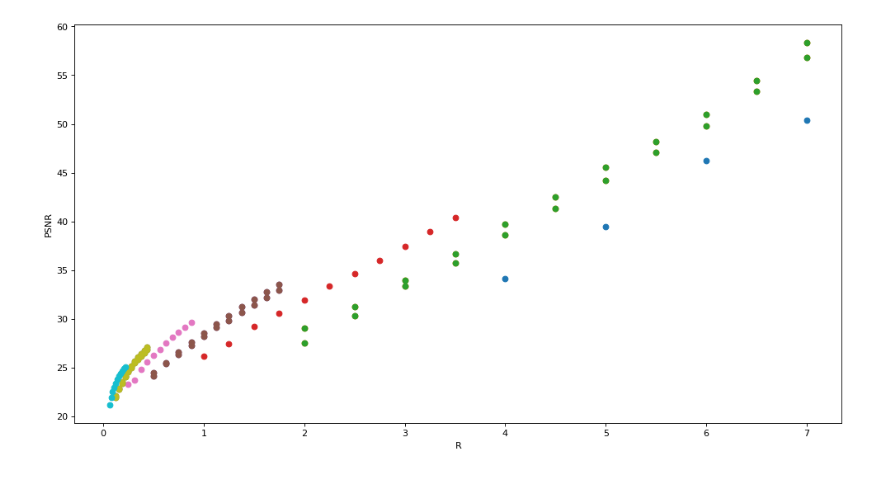
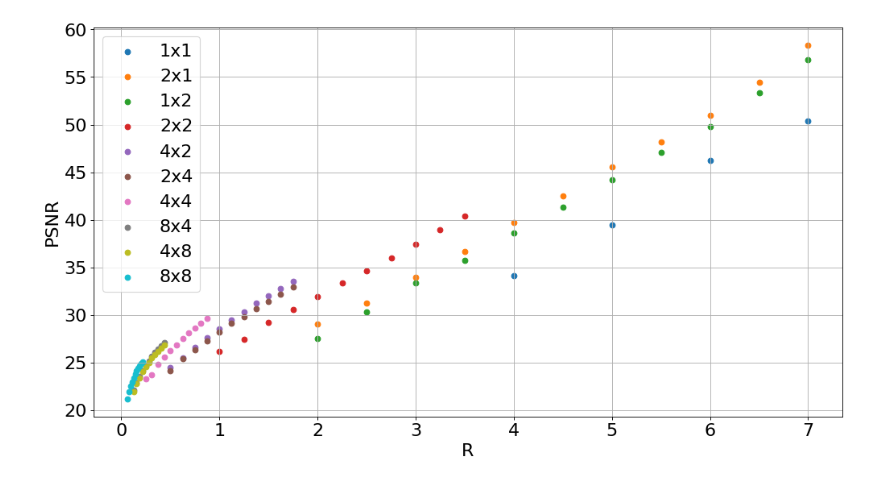
Before and after one commit to VRavaglia/Compressao-de-Imagens, a Jupyter notebook: VQ/Performance.ipynb, the cells around one changed output. Saved outputs shown, nothing was run; the diff lists cells and outputs as text; code cells hidden in the pictures.

```diff
--- a/VQ/Performance.ipynb
+++ b/VQ/Performance.ipynb
@@ -34,17 +20,25 @@ array([ 1.,  1.,  1.,  1.,  2.,  2.,  2.,  2.,  2.,  2.,  2.,  2.,  2.,
 # %%
 import matplotlib.pyplot as plt
 from matplotlib.pyplot import figure
 points = np.array(allpoints)
-tamanhos = [1, 2, 2, 4, 8, 8, 16, 32, 32, 64]
+tamanhos = [1, 2, 1, 2, 4, 2, 4, 8, 4, 8]
+tamanhos2 = [1, 1, 2, 2, 2, 4, 4, 4, 8, 8]
 figure(figsize=(15, 8), dpi=80)
 for i in range(0, 10):
-    idxlist = (points[0, :, 0] * points[0, :, 1]) == tamanhos[i]
-    plt.scatter(np.mean(points[:, idxlist, 4], 0), np.mean(points[:, idxlist, 3], 0))
-# plt.title(recfiles[j])
-plt.xlabel("R")
-plt.ylabel("PSNR")
+    idxlist = (points[0, :, 0] == tamanhos[i]) * (points[0, :, 1] == tamanhos2[i])
+    plt.scatter(np.mean(points[:, idxlist, 4], 0), np.mean(points[:, idxlist, 3], 0), label=str(int(points[0, idxlist, 0][0])) + "x" + str(int(points[0, idxlist, 1][0])))
+
+
+
+plt.tick_params(axis='both', which='major', labelsize=20)
+plt.xlabel("R", fontsize=20)
+plt.legend(fontsize=20)
+
+plt.ylabel("PSNR", fontsize=20)
+plt.grid()
 # for i in range(0, len(points[0, :, 0])):
 #     plt.text(points[0,i, 4],points[0,i, 3],  str(int(points[0,i, 0])) + '/' + str(int(points[0,i, 1])) + " C = " + str(int(points[0,i, 2])))
+plt.savefig('performance.png')
 plt.show()
 # %% [output]
-[figure, old version]
+[figure, new version]
```
Also changed, not shown: parts of 2 cells of this notebook, 35 other files.
